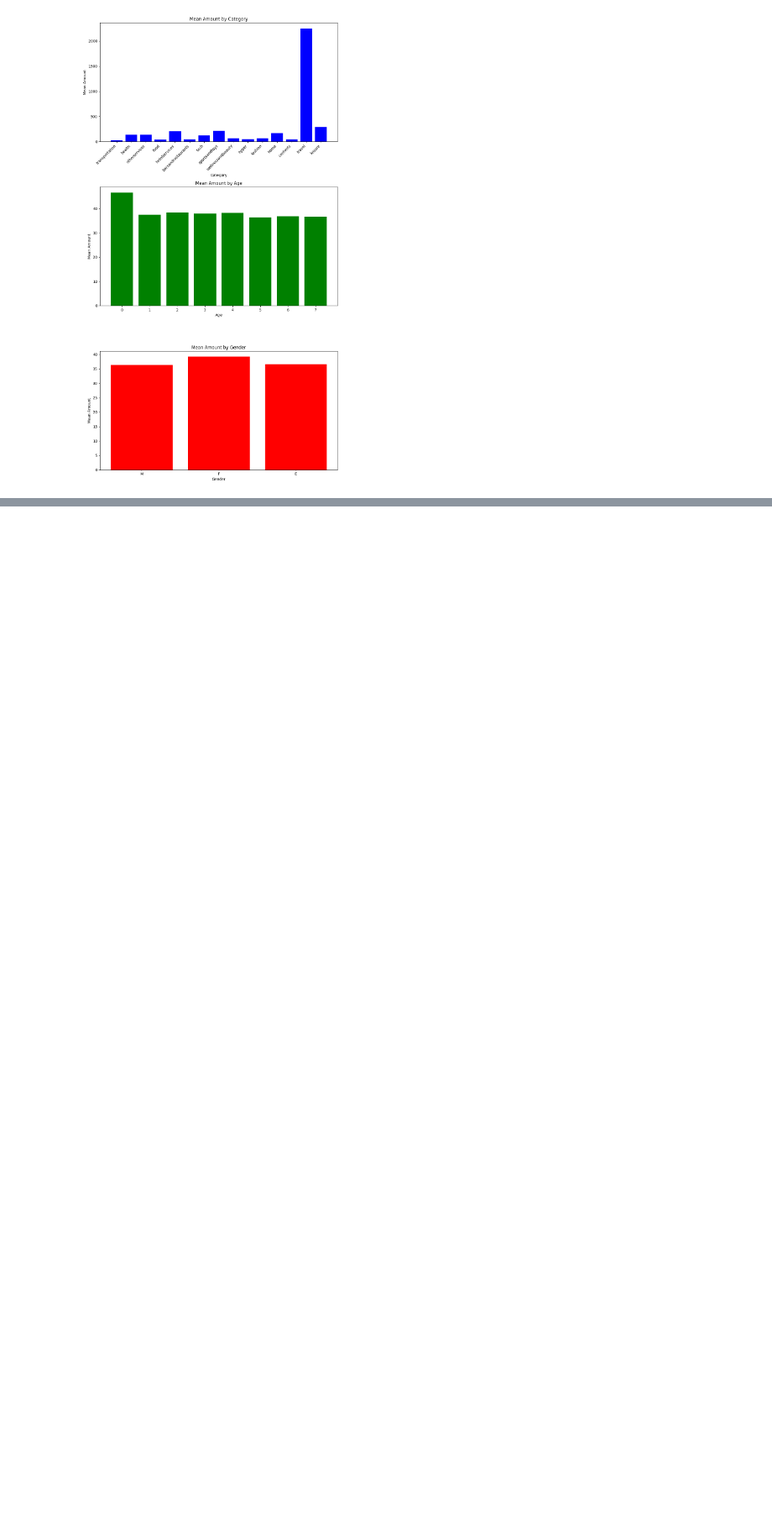
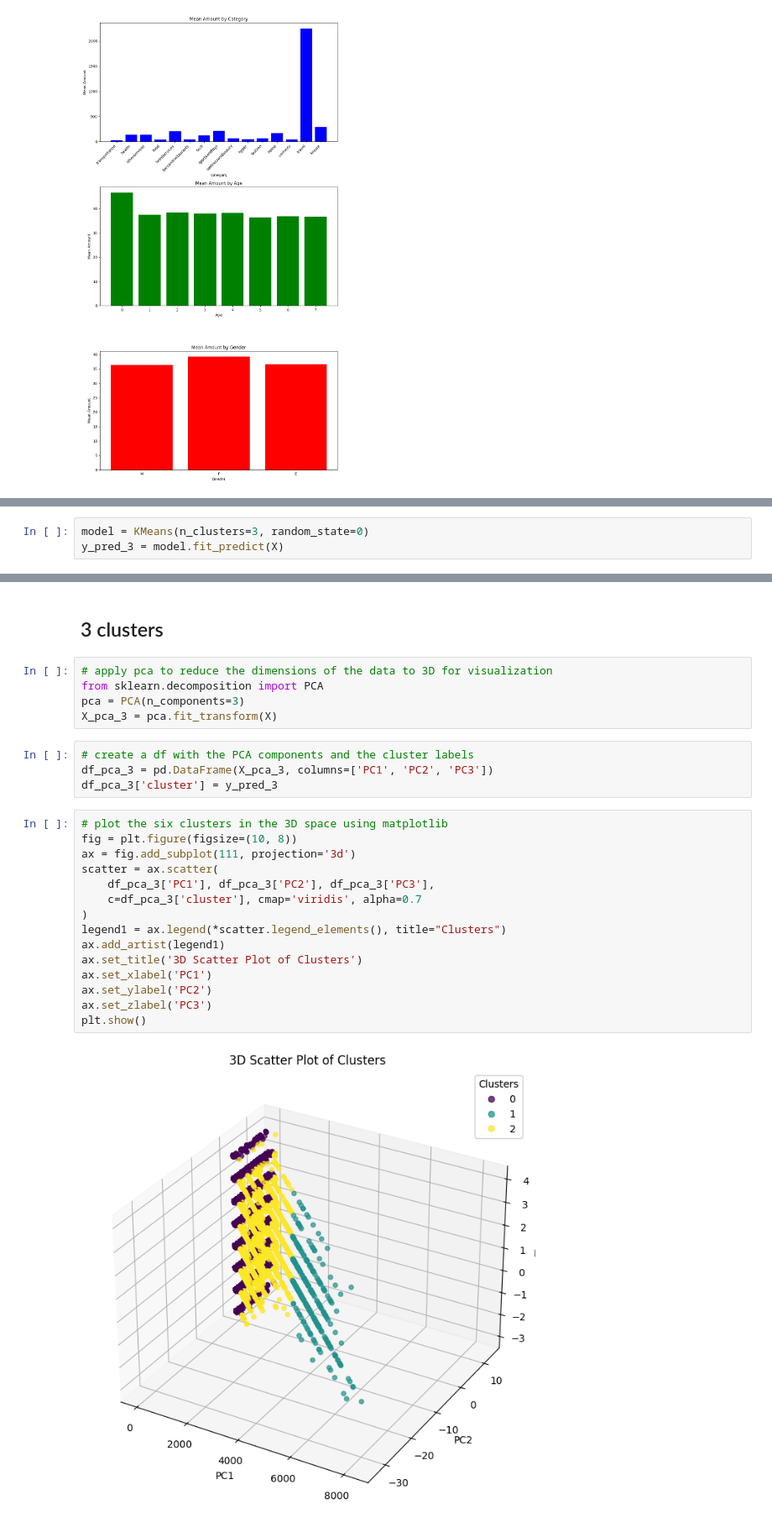
Before and after one commit to koutsompinask/MSC, a Jupyter notebook: semester B/Python/assignment/clustering.ipynb, the cells around one changed output, grey strips where cells are left out. Shown at 84% size. Saved outputs shown, nothing was run; the diff lists cells and outputs as text; blank space fills up the shorter version.

```diff
--- a/semester B/Python/assignment/clustering.ipynb
+++ b/semester B/Python/assignment/clustering.ipynb
@@ -216,0 +256,3 @@ plt.show()
+# %%
+model = KMeans(n_clusters=3, random_state=0)
+y_pred_3 = model.fit_predict(X)
@@ -216,0 +280,28 @@ plt.show()
+# %% [markdown]
+## 3 clusters
+# %%
+# apply pca to reduce the dimensions of the data to 3D for visualization
+from sklearn.decomposition import PCA
+pca = PCA(n_components=3)
+X_pca_3 = pca.fit_transform(X)
+# %%
+# create a df with the PCA components and the cluster labels
+df_pca_3 = pd.DataFrame(X_pca_3, columns=['PC1', 'PC2', 'PC3'])
+df_pca_3['cluster'] = y_pred_3
+# %%
+# plot the six clusters in the 3D space using matplotlib
+fig = plt.figure(figsize=(10, 8))
+ax = fig.add_subplot(111, projection='3d')
+scatter = ax.scatter(
+    df_pca_3['PC1'], df_pca_3['PC2'], df_pca_3['PC3'],
+    c=df_pca_3['cluster'], cmap='viridis', alpha=0.7
+)
+legend1 = ax.legend(*scatter.legend_elements(), title="Clusters")
+ax.add_artist(legend1)
+ax.set_title('3D Scatter Plot of Clusters')
+ax.set_xlabel('PC1')
+ax.set_ylabel('PC2')
+ax.set_zlabel('PC3')
+plt.show()
+# %% [output]
+[figure, added]
```
Also changed, not shown: parts of 19 cells of this notebook, 2 other files.
